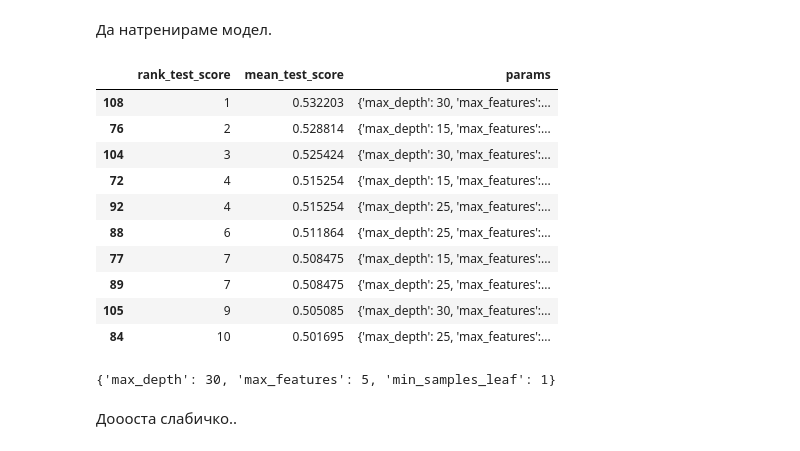
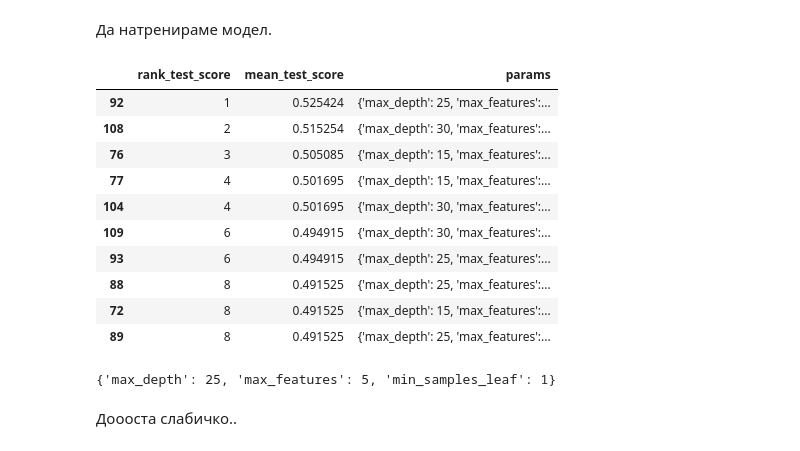
Before and after one commit to demilev/machine-learning-fmi, a Jupyter notebook: models/titanic/titanic.ipynb, the cells around one changed output. Drawn from its saved outputs; the diff is of its cells as text; code cells hidden in the pictures.

```diff
--- a/models/titanic/titanic.ipynb
+++ b/models/titanic/titanic.ipynb
@@ -273,32 +307,33 @@ X_cabin = deck_not_null.drop('Deck', axis=1)
 y_cabin = deck_not_null.Deck
 # %%
 from sklearn.model_selection import GridSearchCV
-rfcl = RandomForestClassifier(n_jobs=4, n_estimators=70)
+from sklearn.model_selection import KFold
+rfcl = RandomForestClassifier(n_jobs=2, n_estimators=70)
 search = GridSearchCV(rfcl, {"max_depth" : [1, 3, 4, 6, 15, 25, 30],
                              "max_features": [2, 3, 4, 5],
-                             "min_samples_leaf" : [1, 2, 4, 6]})
+                             "min_samples_leaf" : [1, 2, 4, 6]},
+                     cv=KFold(shuffle = True, random_state=1000),
+                     n_jobs=2)
 search.fit(X_cabin, y_cabin)
 
 pd.DataFrame(search.cv_results_)[['rank_test_score', 'mean_test_score', 'params']].sort_values(by='rank_test_score').head(10)
 # %% [output]
 |  | rank_test_score | mean_test_score | params |
-| 108 | 1 | 0.532203 | {'max_depth': 30, 'max_features':... |
-| 76 | 2 | 0.528814 | {'max_depth': 15, 'max_features':... |
-| 104 | 3 | 0.525424 | {'max_depth': 30, 'max_features':... |
-| 72 | 4 | 0.515254 | {'max_depth': 15, 'max_features':... |
-| 92 | 4 | 0.515254 | {'max_depth': 25, 'max_features':... |
-| 88 | 6 | 0.511864 | {'max_depth': 25, 'max_features':... |
-| 77 | 7 | 0.508475 | {'max_depth': 15, 'max_features':... |
-| 89 | 7 | 0.508475 | {'max_depth': 25, 'max_features':... |
-| 105 | 9 | 0.505085 | {'max_depth': 30, 'max_features':... |
-| 84 | 10 | 0.501695 | {'max_depth': 25, 'max_features':... |
+| 92 | 1 | 0.525424 | {'max_depth': 25, 'max_features':... |
+| 108 | 2 | 0.515254 | {'max_depth': 30, 'max_features':... |
+| 76 | 3 | 0.505085 | {'max_depth': 15, 'max_features':... |
+| 77 | 4 | 0.501695 | {'max_depth': 15, 'max_features':... |
+| 104 | 4 | 0.501695 | {'max_depth': 30, 'max_features':... |
+| 109 | 6 | 0.494915 | {'max_depth': 30, 'max_features':... |
+| 93 | 6 | 0.494915 | {'max_depth': 25, 'max_features':... |
+| 88 | 8 | 0.491525 | {'max_depth': 25, 'max_features':... |
+| 72 | 8 | 0.491525 | {'max_depth': 15, 'max_features':... |
+| 89 | 8 | 0.491525 | {'max_depth': 25, 'max_features':... |
 # %%
 results_frame = pd.DataFrame(search.cv_results_)[['rank_test_score', 'mean_test_score', 'params']].sort_values(by='rank_test_score')
-top = results_frame.loc[[108]]
+results_frame.iloc[[0]].params.iloc[0]
+# %% [output]
+{'max_depth': 25, 'max_features': 5, 'min_samples_leaf': 1}
-# %%
-top.params.iloc[0]
-# %% [output]
-{'max_depth': 30, 'max_features': 5, 'min_samples_leaf': 1}
 # %% [markdown]
 Доооста слабичко..
 # %%
```
Also changed, not shown: parts of 35 cells of this notebook, 5 other files.
